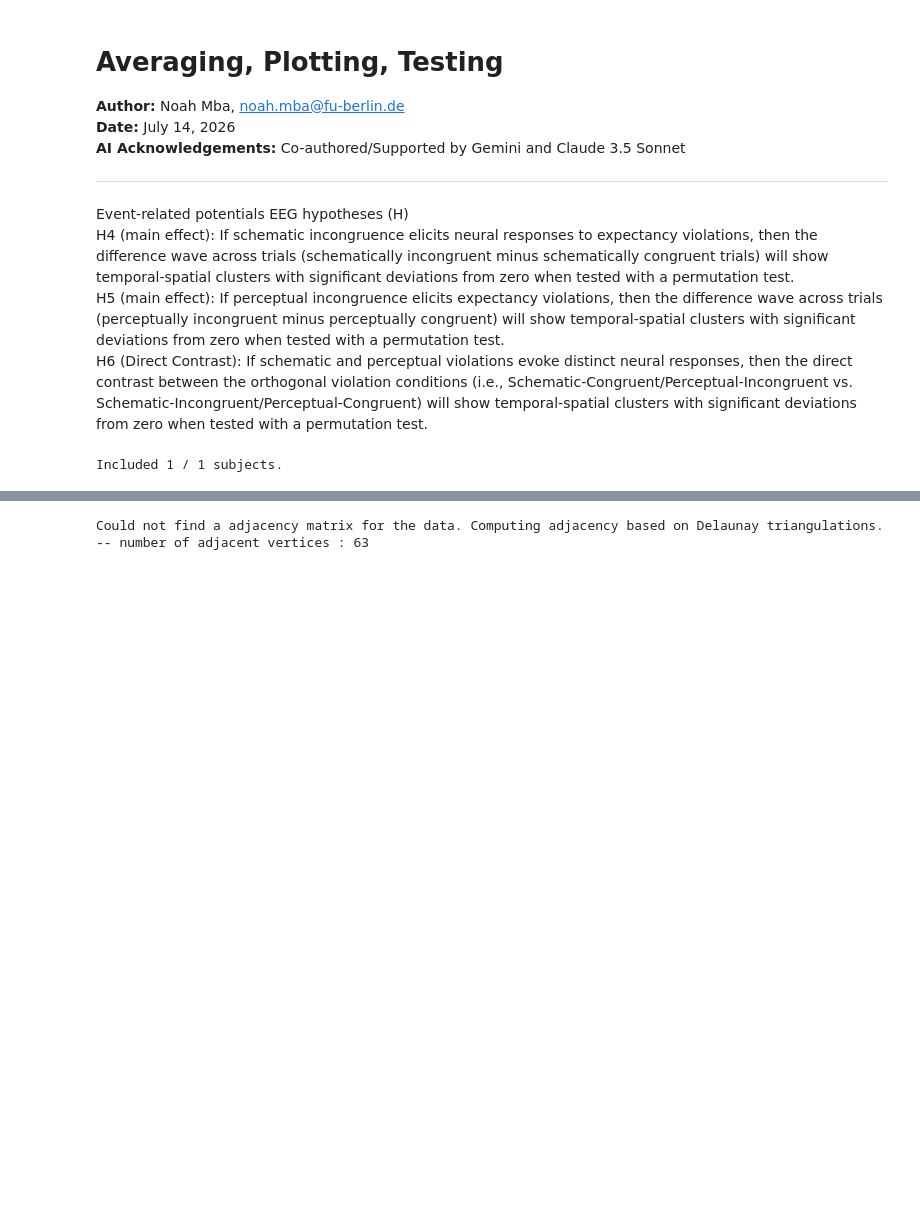
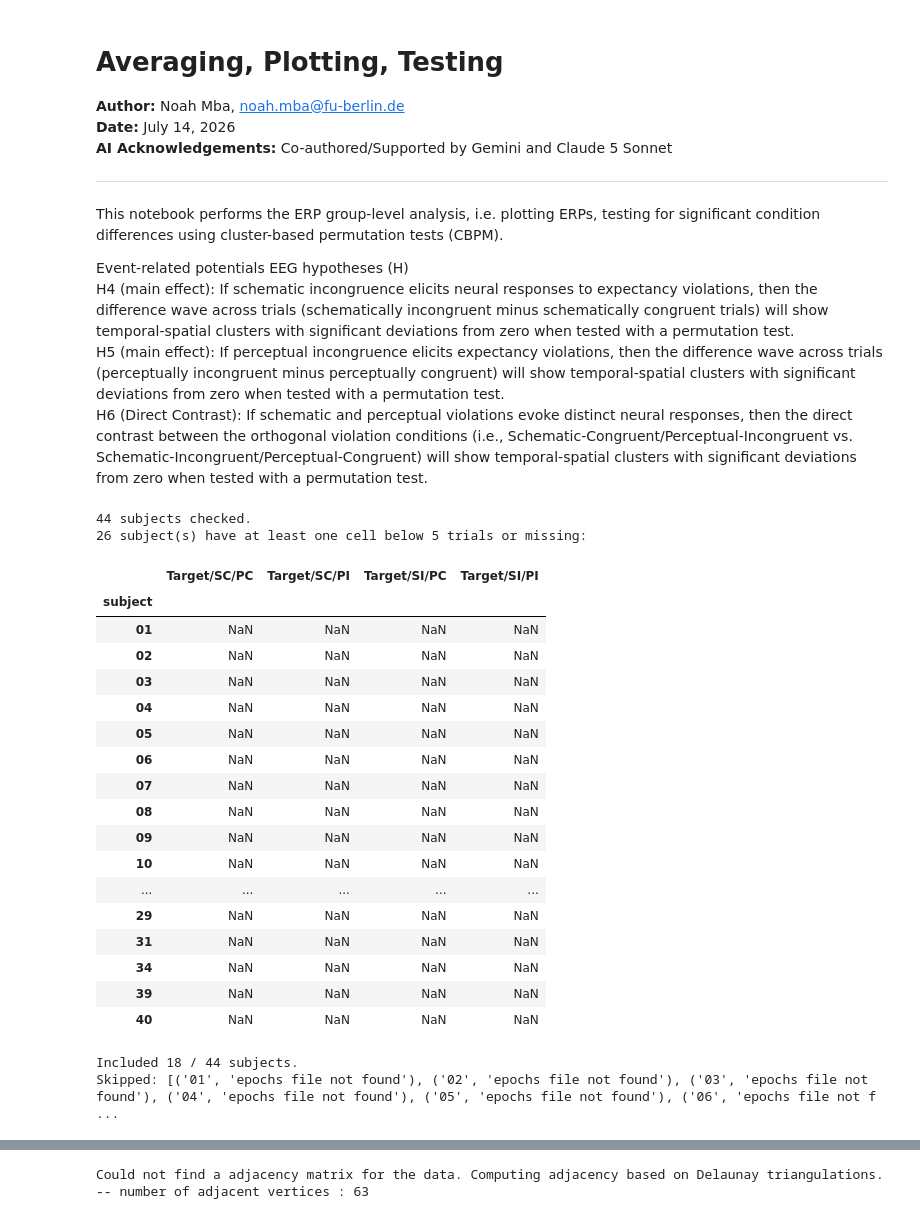
Before and after one commit to noah-mba/LOC_analysis, a Jupyter notebook: scripts/eeg/4_averaging.ipynb, the cells around one changed output, grey strips where cells are left out. Drawn from its saved outputs; the diff is of its cells as text; code cells hidden in the pictures; blank space fills up the shorter version.

Commit message:
Finalized first QC section of Notebook 4, 2.1

```diff
--- a/scripts/eeg/4_averaging.ipynb
+++ b/scripts/eeg/4_averaging.ipynb
@@ -3,9 +3,12 @@
 
 **Author:** Noah Mba, noah.mba@fu-berlin.de
 **Date:** July 14, 2026
-**AI Acknowledgements:** Co-authored/Supported by Gemini and Claude 3.5 Sonnet
+**AI Acknowledgements:** Co-authored/Supported by Gemini and Claude 5 Sonnet
 
 ---
+This notebook performs the ERP group-level analysis,
+i.e. plotting ERPs, testing for significant condition
+differences using cluster-based permutation tests (CBPM).
 
 Event-related potentials EEG hypotheses (H)
 H4 (main effect): If schematic incongruence elicits neural responses to expectancy violations, then the difference wave across trials (schematically incongruent minus schematically congruent trials) will show temporal-spatial clusters with significant deviations from zero when tested with a permutation test.
@@ -32,12 +35,71 @@ derivatives_dir = project_root / "data"  / "derivatives"
 results_dir = project_root / "results" / "eeg" / "averaging"
 results_dir.mkdir(parents=True, exist_ok=True)
 
-# subject_ids = [f"{i:02d}" for i in range(1, 41)]  # adjust to your real subject list / exclusions
-subject_ids = [22]
+subject_ids = [f"{i:02d}" for i in range(1, 45)]  # adjust to your real subject list / exclusions
+# subject_ids = [22]
 
-alpha = 0.99
+alpha = 0.05
 n_permutations = 500
 random_state = 97
+# %%
+# ==========================================
+# STEP 0: Trial counts per condition per subject (encoding phase)
+# ==========================================
+import pandas as pd
+
+conditions_of_interest = ['Target/SC/PC', 'Target/SC/PI', 'Target/SI/PC', 'Target/SI/PI']
+min_trials_per_cell = 5  # adjust to whatever you'd defend as a floor
+
+count_records = []
+
+for subject_id in subject_ids:
+    epochs_path = (derivatives_dir / f"sub-{subject_id}" / "eeg"
+                   / f"sub-{subject_id}_task-loc_desc-encoding_epo.fif")
+    if not epochs_path.exists():
+        count_records.append({"subject": subject_id, **{c: np.nan for c in conditions_of_interest}})
+        continue
+
+    epochs = mne.read_epochs(epochs_path, preload=False, verbose=False)
+    counts = {c: (len(epochs[c]) if c in epochs.event_id else np.nan) for c in conditions_of_interest}
+    count_records.append({"subject": subject_id, **counts})
+
+counts_df = pd.DataFrame(count_records).set_index("subject")
+counts_df.to_csv(results_dir / "encoding_trial_counts_per_condition.csv")
+
+# Flag subjects with any cell below threshold (or missing entirely)
+below_threshold = counts_df[(counts_df < min_trials_per_cell).any(axis=1) | counts_df.isna().any(axis=1)]
+
+print(f"{len(counts_df)} subjects checked.")
+print(f"{len(below_threshold)} subject(s) have at least one cell below {min_trials_per_cell} trials or missing:")
+display(below_threshold)
+
+counts_df.plot(kind='bar', figsize=(14, 5), title="Encoding trials per condition per subject")
+plt.axhline(min_trials_per_cell, color='red', linestyle='--', linewidth=1)
+plt.ylabel("N trials")
+plt.tight_layout()
+plt.savefig(results_dir / "encoding_trial_counts_per_condition.png", dpi=150)
+plt.show()
+# %% [output]
+44 subjects checked.
+26 subject(s) have at least one cell below 5 trials or missing:
+|  | Target/SC/PC | Target/SC/PI | Target/SI/PC | Target/SI/PI |
+| subject |  |  |  |  |
+| 01 | NaN | NaN | NaN | NaN |
+| 02 | NaN | NaN | NaN | NaN |
+| 03 | NaN | NaN | NaN | NaN |
+| 04 | NaN | NaN | NaN | NaN |
+| 05 | NaN | NaN | NaN | NaN |
+| 06 | NaN | NaN | NaN | NaN |
+| 07 | NaN | NaN | NaN | NaN |
+| 08 | NaN | NaN | NaN | NaN |
+| 09 | NaN | NaN | NaN | NaN |
+| 10 | NaN | NaN | NaN | NaN |
+| ... | ... | ... | ... | ... |
+| 29 | NaN | NaN | NaN | NaN |
+| 31 | NaN | NaN | NaN | NaN |
+| 34 | NaN | NaN | NaN | NaN |
+| 39 | NaN | NaN | NaN | NaN |
+| 40 | NaN | NaN | NaN | NaN |
 # %%
 # ==========================================
 # STEP 1: Load per-subject cleaned encoding epochs, build evokeds
@@ -96,7 +158,8 @@ print(f"Included {len(included_subjects)} / {len(subject_ids)} subjects.")
 if skipped_subjects:
     print("Skipped:", skipped_subjects)
 # %% [output]
-Included 1 / 1 subjects.
+Included 18 / 44 subjects.
+Skipped: [('01', 'epochs file not found'), ('02', 'epochs file not found'), ('03', 'epochs file not found'), ('04', 'epochs file not found'), ('05', 'epochs file not found'), ('06', 'epochs file not f ...
 # %%
 # ==========================================
 # STEP 2: Grand averages + QC waveform plots
```
Also changed, not shown: parts of 3 cells of this notebook, 12 other files.
